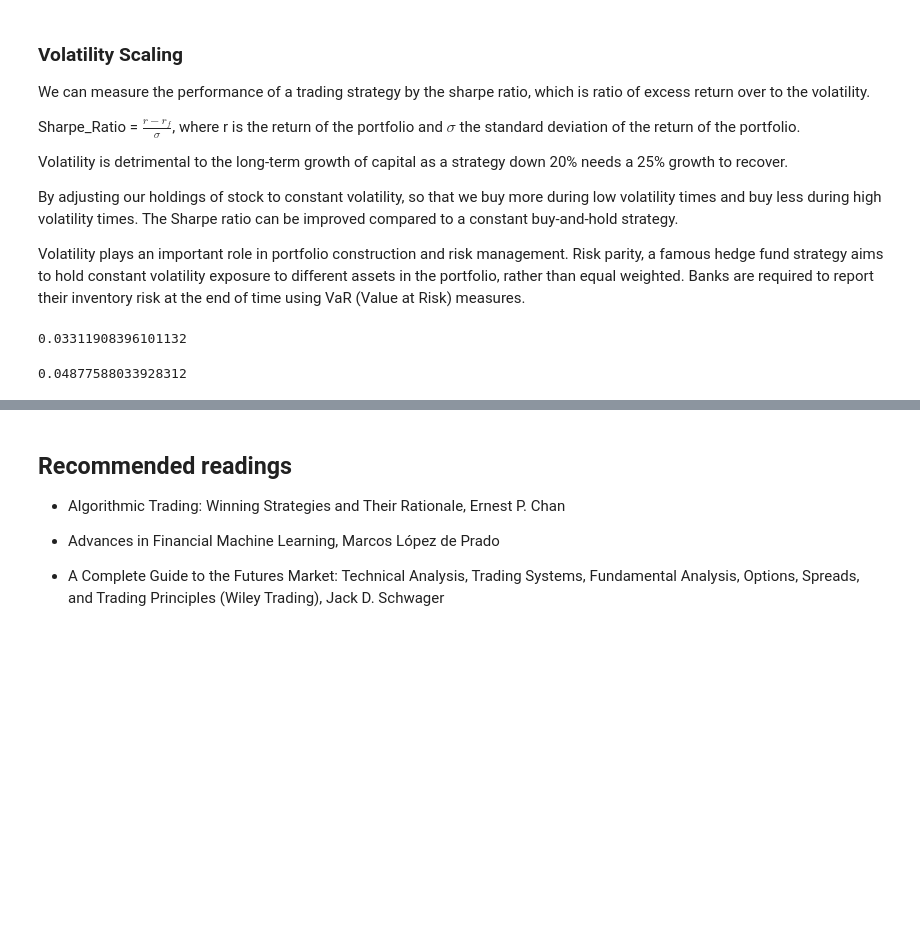
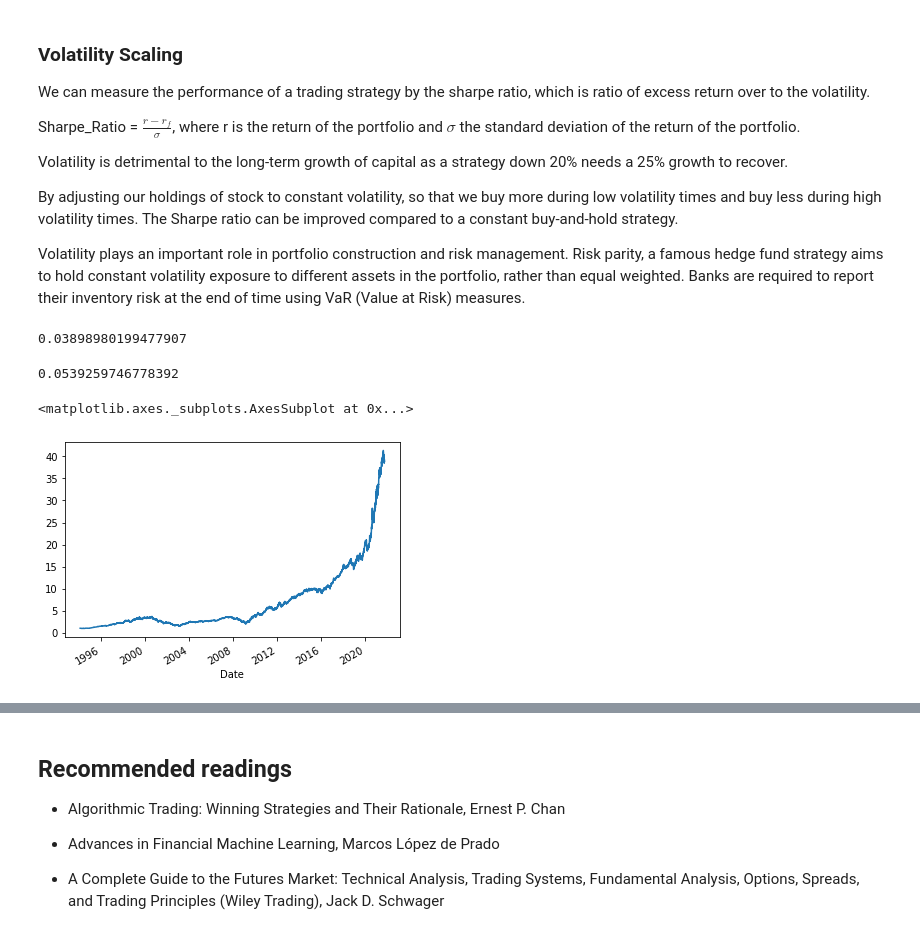
Before and after one commit to algotradingsoc/pedlar_2020, a Jupyter notebook: Notebook/Algosoc_2021_Ch1.ipynb, the cells around one changed output, grey strips where cells are left out. Saved outputs shown, nothing was run; the diff lists cells and outputs as text; code cells hidden in the pictures; blank space fills up the shorter version.

```diff
--- a/Notebook/Algosoc_2021_Ch1.ipynb
+++ b/Notebook/Algosoc_2021_Ch1.ipynb
@@ -161,16 +162,27 @@ Volatility is detrimental to the long-term growth of capital as a strategy down
 By adjusting our holdings of stock to constant volatility, so that we buy more during low volatility times and buy less during high volatility times. The Sharpe ratio can be improved compared to a constant buy-and-hold strategy.
 
 Volatility plays an important role in portfolio construction and risk management. Risk parity, a famous hedge fund strategy aims to hold constant volatility exposure to different assets in the portfolio, rather than equal weighted. Banks are required to report their inventory risk at the end of time using VaR (Value at Risk) measures.
+# %%
+selected_etf = yf.Ticker("SPY")
+hist = selected_etf.history(period="max")
+hist['return'] = hist['Close'].pct_change()
+hist['volatility'] = hist['return'].rolling(21).std()
+hist['volatility_mean'] = hist['volatility'].rolling(21*12).mean()
+# %%
+# Weight portfolio by comparing the current 3-month volatility with that of the most recent year
+hist['vol_adj_return'] = hist['return'] / hist['volatility'] * hist['volatility_mean']
+hist['vol_port_size'] = hist['volatility_mean'] / hist['volatility']
 # %%
-hist['log_return'].mean() / hist['log_return'].std()
+hist['return'].mean() / hist['return'].std()
 # %% [output]
-0.03311908396101132
+0.03898980199477907
-# %%
-hist['volatility'] = hist['log_return'].rolling(63).std()
-# %%
-hist['vol_adj_return'] = hist['log_return'] / hist['volatility']
 # %%
 ## Improvement of Sharpe ratio of constant vol strategy
 hist['vol_adj_return'].mean() / hist['vol_adj_return'].std()
 # %% [output]
-0.04877588033928312
+0.0539259746778392
+# %%
+(1+hist['vol_adj_return']).cumprod().plot()
+# %% [output]
+<matplotlib.axes._subplots.AxesSubplot at 0x...>
+[figure, added]
```
Also changed, not shown: parts of 53 cells of this notebook.
